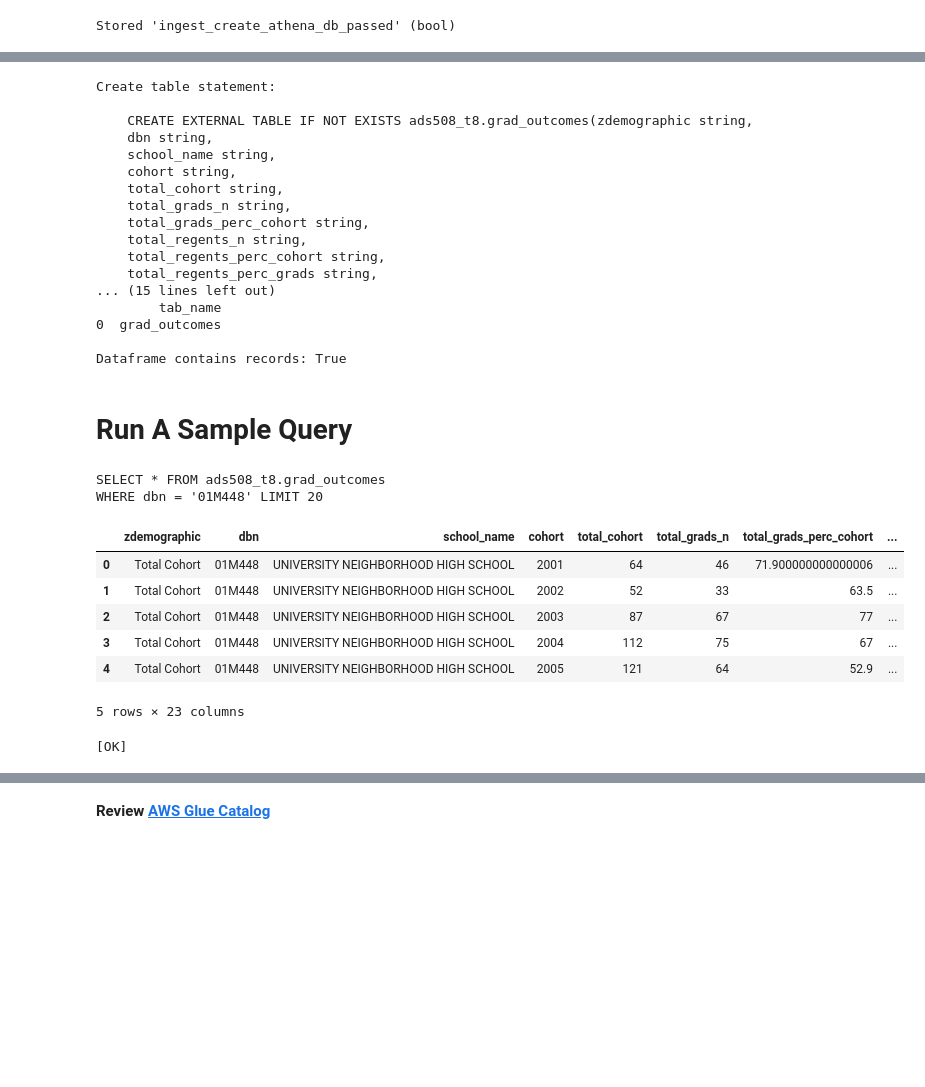
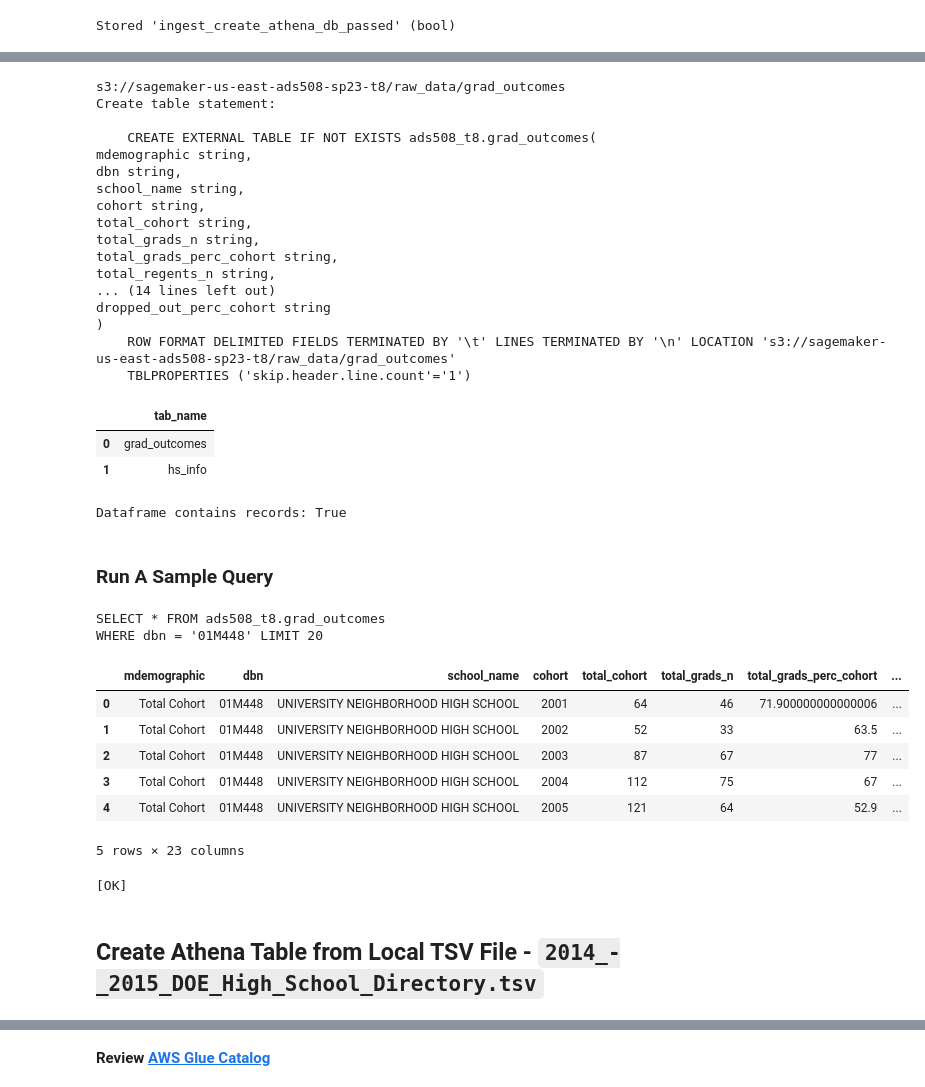
Before and after one commit to amcarr-ds/ML_modeling_using_AWS_proj, a Jupyter notebook: deliverables/00_S3_Setup_amc_v1.ipynb, the cells around one changed output, grey strips where cells are left out. Drawn from its saved outputs; the diff is of its cells as text; code cells hidden in the pictures; blank space fills up the shorter version.

Commit message:
Connect all S3 datasets to Athena

```diff
--- a/deliverables/00_S3_Setup_amc_v1.ipynb
+++ b/deliverables/00_S3_Setup_amc_v1.ipynb
@@ -178,9 +179,9 @@ def create_athena_tbl_tsv(conn=None,
 - `dropped_out_n`: ,
 - `dropped_out_perc_cohort`:
 # %%
-table_name_grad_outcomes = 'grad_outcomes'
-field_list_grad_outcomes = """
-demographic string,
+grd_tbl_name = 'grad_outcomes'
+grd_field_list = """
+mdemographic string,
 dbn string,
 school_name string,
 cohort string,
@@ -204,50 +205,57 @@ still_enrolled_perc_cohort string,
 dropped_out_n string,
 dropped_out_perc_cohort string
 """
+grd_s3_raw_data_path = f"s3://{bucket}/raw_data/grad_outcomes"
+print(grd_s3_raw_data_path)
 
 create_athena_tbl_tsv(conn=conn,
                       db=database_name,
-                      tbl_name=table_name_grad_outcomes,
-                      fields=field_list_grad_outcomes,
-                      s3_path=s3_raw_data_path,
+                      tbl_name=grd_tbl_name,
+                      fields=grd_field_list,
+                      s3_path=grd_s3_raw_data_path,
+                      delim='\\t',
                       comp='',
                       skip="'skip.header.line.count'='1'")
 # %% [output]
+s3://sagemaker-us-east-ads508-sp23-t8/raw_data/grad_outcomes
 Create table statement:
 
-    CREATE EXTERNAL TABLE IF NOT EXISTS ads508_t8.grad_outcomes(zdemographic string,
-    dbn string,
-    school_name string,
-    cohort string,
-    total_cohort string,
-    total_grads_n string,
-    total_grads_perc_cohort string,
-    total_regents_n string,
-    total_regents_perc_cohort string,
-    total_regents_perc_grads string,
-... (15 lines left out)
-        tab_name
-0  grad_outcomes
-
-Dataframe contains records: True
+    CREATE EXTERNAL TABLE IF NOT EXISTS ads508_t8.grad_outcomes(
+mdemographic string,
+dbn string,
+school_name string,
+cohort string,
+total_cohort string,
+total_grads_n string,
+total_grads_perc_cohort string,
+total_regents_n string,
+... (14 lines left out)
+dropped_out_perc_cohort string
+)
+    ROW FORMAT DELIMITED FIELDS TERMINATED BY '\t' LINES TERMINATED BY '\n' LOCATION 's3://sagemaker-us-east-ads508-sp23-t8/raw_data/grad_outcomes'
+    TBLPROPERTIES ('skip.header.line.count'='1')
+|  | tab_name |
+| 0 | grad_outcomes |
+| 1 | hs_info |
+Dataframe contains records: True
 # %% [markdown]
-# Run A Sample Query
+### Run A Sample Query
 # %%
-dbn_01M292 = "01M448"
+grd_dbn_id01 = "01M448"
 
-statement = f"""SELECT * FROM {database_name}.{table_name_grad_outcomes}
-WHERE dbn = '{dbn_01M292}' LIMIT 20"""
+grd_select_dbn_stmnt = f"""SELECT * FROM {database_name}.{grd_tbl_name}
+WHERE dbn = '{grd_dbn_id01}' LIMIT 20"""
 
-print(statement)
+print(grd_select_dbn_stmnt)
 # %% [output]
 SELECT * FROM ads508_t8.grad_outcomes
 WHERE dbn = '01M448' LIMIT 20
 # %%
-df = pd.read_sql(statement,
-                 conn)
-df.head(5)
+grd_df01_s01 = pd.read_sql(grd_select_dbn_stmnt,
+                           conn)
+grd_df01_s01.head(5)
 # %% [output]
-|  | zdemographic | dbn | school_name | cohort | total_cohort | total_grads_n | total_grads_perc_cohort | ... |
+|  | mdemographic | dbn | school_name | cohort | total_cohort | total_grads_n | total_grads_perc_cohort | ... |
 | 0 | Total Cohort | 01M448 | UNIVERSITY NEIGHBORHOOD HIGH SCHOOL | 2001 | 64 | 46 | 71.900000000000006 | ... |
 | 1 | Total Cohort | 01M448 | UNIVERSITY NEIGHBORHOOD HIGH SCHOOL | 2002 | 52 | 33 | 63.5 | ... |
 | 2 | Total Cohort | 01M448 | UNIVERSITY NEIGHBORHOOD HIGH SCHOOL | 2003 | 87 | 67 | 77 | ... |
@@ -263,3 +271,5 @@ else:
     print("++++++++++++++++++++++++++++++++++++++++++++++++++++++")
 # %% [output]
 [OK]
+# %% [markdown]
+## Create Athena Table from Local TSV File - `2014_-_2015_DOE_High_School_Directory.tsv`
```
Also changed, not shown: parts of 50 cells of this notebook, 2 other files.
